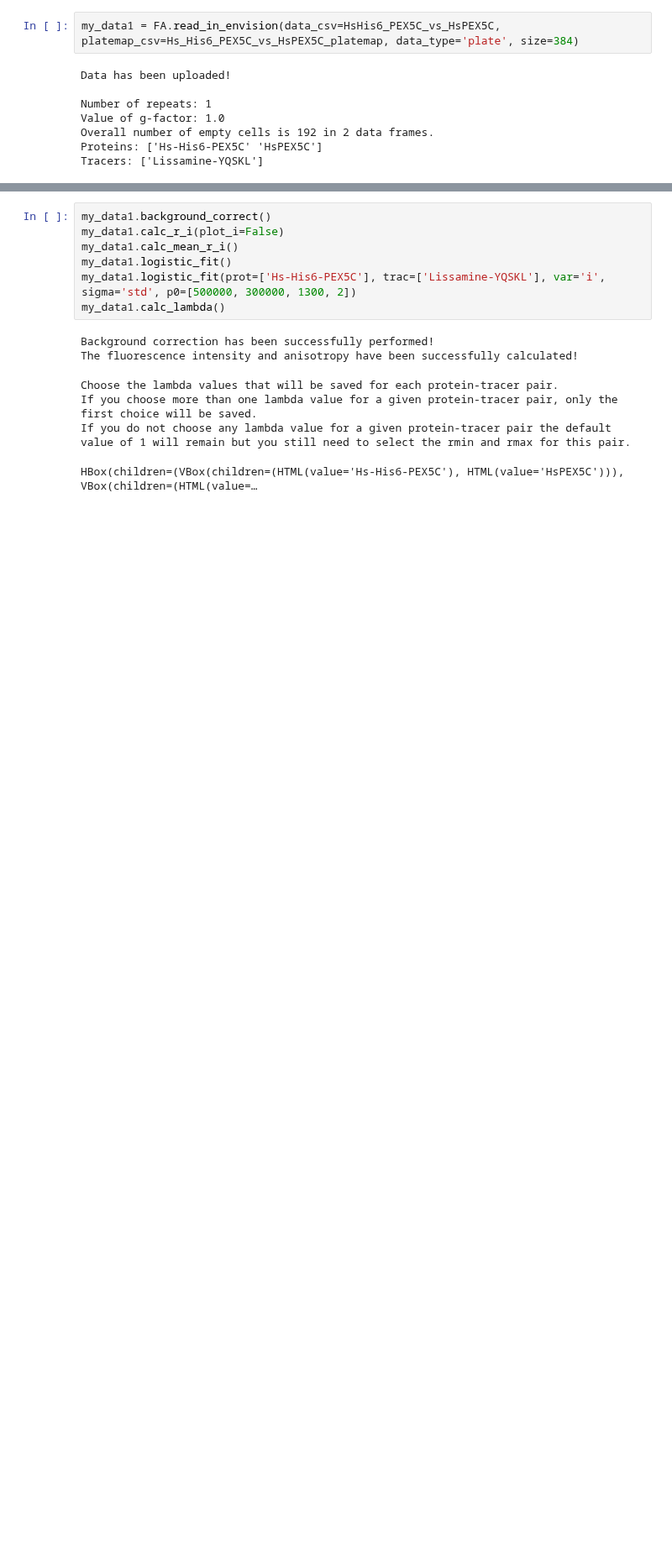
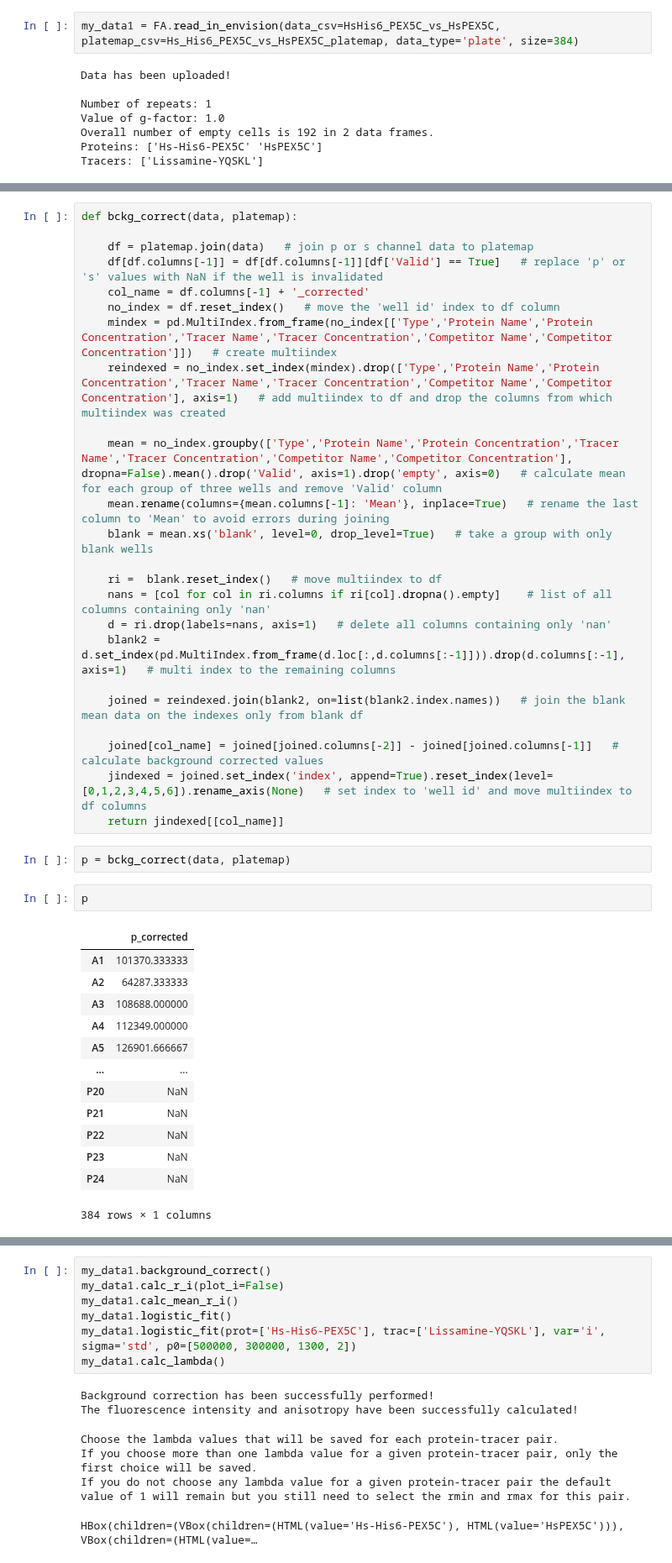
Before and after one commit to mariuszlas/Fluorescence-Anisotropy-Analysis-Development, a Jupyter notebook: fluorescenceanisotropy/fluores_anisotropy.ipynb, the cells around one changed output, grey strips where cells are left out. Shown at 84% size. Drawn from its saved outputs; the diff is of its cells as text; blank space fills up the shorter version.

```diff
--- a/fluorescenceanisotropy/fluores_anisotropy.ipynb
+++ b/fluorescenceanisotropy/fluores_anisotropy.ipynb
@@ -1421,0 +1450,42 @@ Tracers: ['Lissamine-YQSKL']
+# %%
+def bckg_correct(data, platemap):
+
+    df = platemap.join(data)   # join p or s channel data to platemap
+    df[df.columns[-1]] = df[df.columns[-1]][df['Valid'] == True]   # replace 'p' or 's' values with NaN if the well is invalidated
+    col_name = df.columns[-1] + '_corrected'
+    no_index = df.reset_index()   # move the 'well id' index to df column
+    mindex = pd.MultiIndex.from_frame(no_index[['Type','Protein Name','Protein Concentration','Tracer Name','Tracer Concentration','Competitor Name','Competitor Concentration']])   # create multiindex
+    reindexed = no_index.set_index(mindex).drop(['Type','Protein Name','Protein Concentration','Tracer Name','Tracer Concentration','Competitor Name','Competitor Concentration'], axis=1)   # add multiindex to df and drop the columns from which multiindex was created
+
+    mean = no_index.groupby(['Type','Protein Name','Protein Concentration','Tracer Name','Tracer Concentration','Competitor Name','Competitor Concentration'], dropna=False).mean().drop('Valid', axis=1).drop('empty', axis=0)   # calculate mean for each group of three wells and remove 'Valid' column
+    mean.rename(columns={mean.columns[-1]: 'Mean'}, inplace=True)   # rename the last column to 'Mean' to avoid errors during joining
+    blank = mean.xs('blank', level=0, drop_level=True)   # take a group with only blank wells
+
+    ri =  blank.reset_index()   # move multiindex to df
+    nans = [col for col in ri.columns if ri[col].dropna().empty]    # list of all columns containing only 'nan'
+    d = ri.drop(labels=nans, axis=1)   # delete all columns containing only 'nan'
+    blank2 = d.set_index(pd.MultiIndex.from_frame(d.loc[:,d.columns[:-1]])).drop(d.columns[:-1], axis=1)   # multi index to the remaining columns
+
+    joined = reindexed.join(blank2, on=list(blank2.index.names))   # join the blank mean data on the indexes only from blank df
+
+    joined[col_name] = joined[joined.columns[-2]] - joined[joined.columns[-1]]   # calculate background corrected values
+    jindexed = joined.set_index('index', append=True).reset_index(level=[0,1,2,3,4,5,6]).rename_axis(None)   # set index to 'well id' and move multiindex to df columns
+    return jindexed[[col_name]]
+# %%
+p = bckg_correct(data, platemap)
+# %%
+p
+# %% [output]
+|  | p_corrected |
+| A1 | 101370.333333 |
+| A2 | 64287.333333 |
+| A3 | 108688.000000 |
+| A4 | 112349.000000 |
+| A5 | 126901.666667 |
+| ... | ... |
+| P20 | NaN |
+| P21 | NaN |
+| P22 | NaN |
+| P23 | NaN |
+| P24 | NaN |
+384 rows × 1 columns
```
Also changed, not shown: parts of 15 cells of this notebook.
